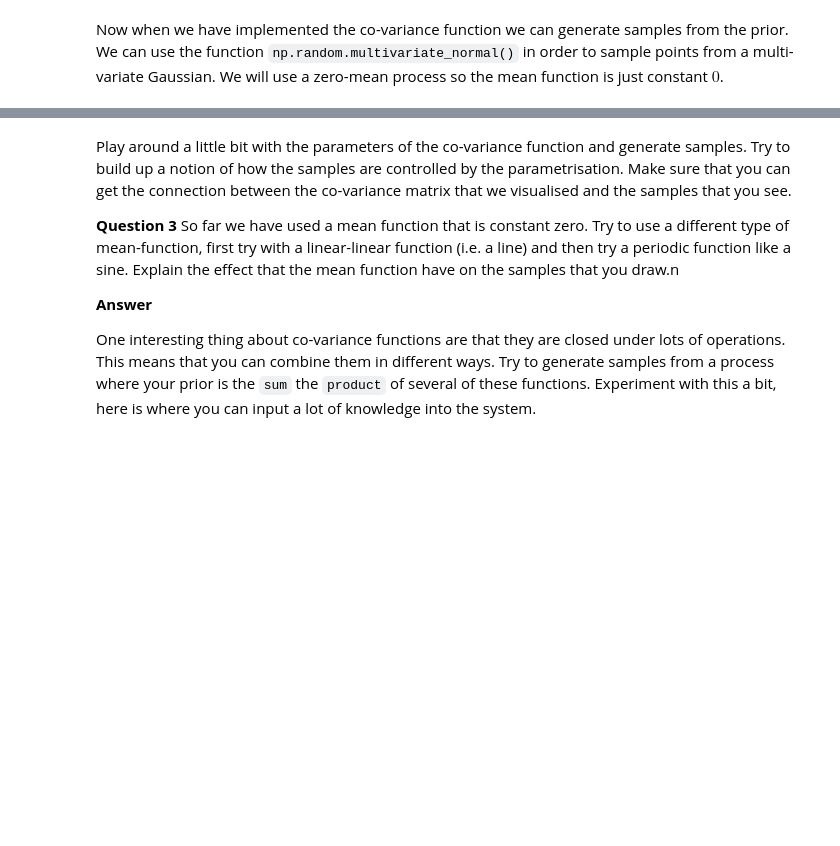
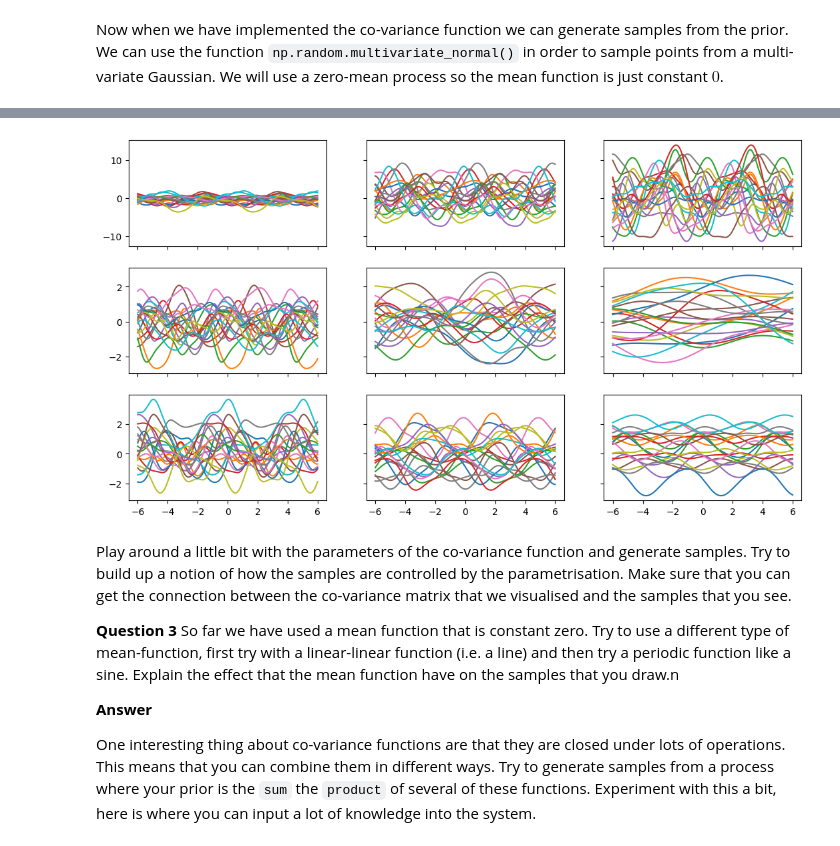
Before and after one commit to nyoma-diamond/L48_Assignments, a Jupyter notebook: gaussianprocess-notebook.ipynb, the cells around one changed output, grey strips where cells are left out. Cells and saved outputs as stored; diff of their text form; code cells hidden in the pictures; blank space fills up the shorter version.

```diff
--- a/gaussianprocess-notebook.ipynb
+++ b/gaussianprocess-notebook.ipynb
@@ -188,3 +257,45 @@ plt.show()
+# %%
+_, axs = plt.subplots(3,3, sharex=True, sharey='row', figsize=(13,7))
+
+K = periodic_kernel(x,x,1,5,1)
+f = np.random.multivariate_normal(mu.flatten(), K, 20)
+axs[0,0].plot(x, f.T)
+
+K = periodic_kernel(x,x,10,5,1)
+f = np.random.multivariate_normal(mu.flatten(), K, 20)
+axs[0,1].plot(x, f.T)
+
+K = periodic_kernel(x,x,25,5,1)
+f = np.random.multivariate_normal(mu.flatten(), K, 20)
+axs[0,2].plot(x, f.T)
+
+K = periodic_kernel(x,x,1,5,1)
+f = np.random.multivariate_normal(mu.flatten(), K, 20)
+axs[1,0].plot(x, f.T)
+
+K = periodic_kernel(x,x,1,10,1)
+f = np.random.multivariate_normal(mu.flatten(), K, 20)
+axs[1,1].plot(x, f.T)
+
+K = periodic_kernel(x,x,1,25,1)
+f = np.random.multivariate_normal(mu.flatten(), K, 20)
+axs[1,2].plot(x, f.T)
+
+K = periodic_kernel(x,x,1,5,1)
+f = np.random.multivariate_normal(mu.flatten(), K, 20)
+axs[2,0].plot(x, f.T)
+
+K = periodic_kernel(x,x,1,5,1.5)
+f = np.random.multivariate_normal(mu.flatten(), K, 20)
+axs[2,1].plot(x, f.T)
+
+K = periodic_kernel(x,x,1,5,3)
+f = np.random.multivariate_normal(mu.flatten(), K, 20)
+axs[2,2].plot(x, f.T)
+
+plt.show()
+# %% [output]
+[figure, added]
 # %% [markdown]
 Play around a little bit with the parameters of the co-variance function and generate samples. Try to build up a notion of how the samples are controlled by the parametrisation. Make sure that you can get the connection between the co-variance matrix that we visualised and the samples that you see.
 
```
Also changed, not shown: parts of 6 cells of this notebook.
